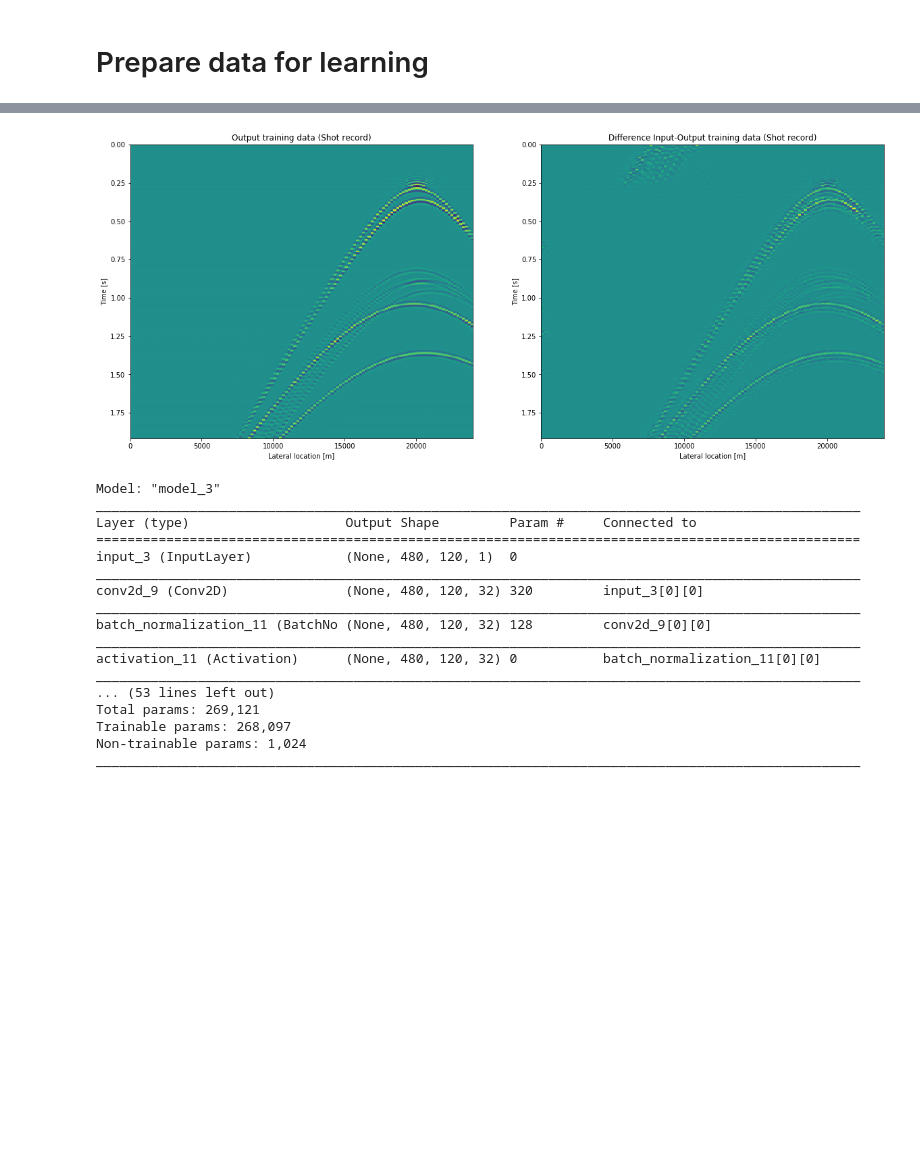
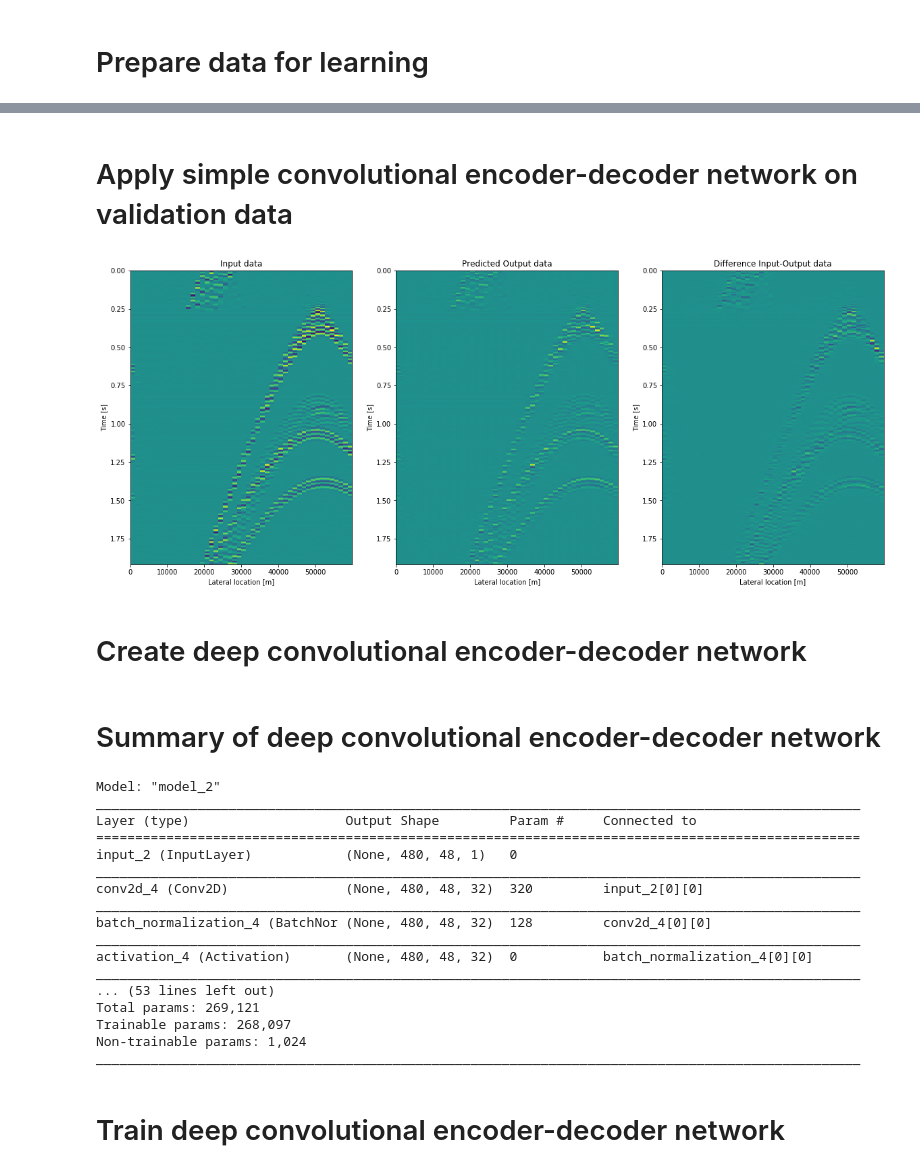
Before and after one commit to jwvrolijk/masterclass2020, a Jupyter notebook: masterclass2020.ipynb, the cells around one changed output, grey strips where cells are left out. Saved outputs shown, nothing was run; the diff lists cells and outputs as text; code cells hidden in the pictures; blank space fills up the shorter version.

Commit message:
Update masterclass2020

```diff
--- a/masterclass2020.ipynb
+++ b/masterclass2020.ipynb
@@ -146,8 +128,9 @@ plt.show()
 # %% [markdown]
 # Subsample data
 # %%
-#Subsampling receiver factor (4/8)
-factor=4
+#Subsampling receiver factor (use factor=10 to limit training time during masterclass)
+factor=10
+shot=400
 
 #Spatial sampling after subsampling
 dxsub=dx*factor
@@ -159,25 +142,25 @@ GPsub=GP[:,0::factor,:]
 
 #Plot shot record vs subsampled shot record in time space and wavenumber frequency domain
 fig, (ax1, ax2) = plt.subplots(1,2,figsize=(20,8))
-ax1.imshow(np.fft.irfft(GP[:,:,shot],axis=0),extent=[0,dx*(nrec-1),dt*(nt-1),0],vmin=-3e-3,vmax=3e-3,aspect='auto')
+ax1.imshow(np.fft.irfft(GP[:,:,shot],axis=0),extent=[0,dx*(nrec-1),dt*(nt-1),0],aspect='auto')
 ax1.axis([0,(nrec-1)*dx,(nt-1)*dt,0])
 ax1.set_xlabel('Lateral location [m]')
 ax1.set_ylabel('Time [s]')
 ax1.set_title('Well sampled data')
 
-ax2.imshow(np.fft.irfft(GPsub[:,:,shot],axis=0),extent=[0,dxsub*(nsrc-1),dt*(nt-1),0],vmin=-3e-3,vmax=3e-3,aspect='auto')
+ax2.imshow(np.fft.irfft(GPsub[:,:,shot],axis=0),extent=[0,dxsub*(nsrc-1),dt*(nt-1),0],aspect='auto')
 ax2.axis([0,(nsrc-1)*dxsub,(nt-1)*dt,0])
 ax2.set_xlabel('Lateral location [m]')
 ax2.set_ylabel('Time [s]')
 ax2.set_title('Undersampled data')
 
 fig, (ax1, ax2) = plt.subplots(1,2,figsize=(20,8))
-ax1.imshow(np.absolute(np.fft.fftshift(np.fft.fft(GP[:,:,shot],axis=1),axes=1)),extent=[-((nrec/2)+1)*dkx,((nrec/2)+1)*dkx,df*(nt/2),0],vmin=0,vmax=1,aspect='auto')
+ax1.imshow(np.absolute(np.fft.fftshift(np.fft.fft(GP[:,:,shot],axis=1),axes=1)),extent=[-((nrec/2)+1)*dkx,((nrec/2)+1)*dkx,df*(nt/2),0],vmin=0,vmax=1.5,aspect='auto')
 ax1.axis([(-(nrec/2)+1)*dkx,((nrec/2)+1)*dkx,nfreq*df,0])
 ax1.set_xlabel('Wavenumber [1/m]')
 ax1.set_ylabel('Frequency [s]')
 
-ax2.imshow(np.absolute(np.fft.fftshift(np.fft.fft(GPsub[:,:,shot],axis=1),axes=1)),extent=[-((nsub/2)+1)*dksub,((nsub/2)+1)*dksub,df*(nt/2),0],vmin=0,vmax=1,aspect='auto')
+ax2.imshow(np.absolute(np.fft.fftshift(np.fft.fft(GPsub[:,:,shot],axis=1),axes=1)),extent=[-((nsub/2)+1)*dksub,((nsub/2)+1)*dksub,df*(nt/2),0],vmin=0,vmax=1.5*2/factor,aspect='auto')
 ax2.axis([(-(nsub/2)+1)*dksub,((nsub/2)+1)*dksub,nfreq*df,0])
 ax2.set_xlabel('Wavenumber [1/m]')
 ax2.set_ylabel('Frequency [s]')
@@ -229,7 +212,7 @@ plt.show()
 #Apply inverse fourier transform to data including and excluding ghost
 ymeas=np.fft.irfft(Ymeas,axis=0)
 xmeas=np.fft.irfft(GP,axis=0)
-
+shot=200
 #Subsampled data before and after deghosting
 y= np.empty((nt,nsub,0), int)
 x= np.empty((nt,nsub,0), int)
@@ -244,13 +227,13 @@ xval=x[:,:,1::2]
 
 #Plot training data
 fig, (ax1, ax2) = plt.subplots(1,2,figsize=(20,8))
-ax1.imshow(xtrain[:,:,shot],extent=[0,dxsub*(nsub-1),dt*(nt-1),0],vmin=-3e-3,vmax=3e-3,aspect='auto')
+ax1.imshow(xtrain[:,:,shot],extent=[0,dxsub*(nsub-1),dt*(nt-1),0],aspect='auto')
 ax1.axis([0,(nrec-1)*dx,(nt-1)*dt,0])
 ax1.set_xlabel('Lateral location [m]')
 ax1.set_ylabel('Time [s]')
 ax1.set_title('Input training data (Shot record)')
 
-ax2.imshow(ytrain[:,:,shot],extent=[0,dxsub*(nsub-1),dt*(nt-1),0],vmin=-3e-3,vmax=3e-3,aspect='auto')
+ax2.imshow(ytrain[:,:,shot],extent=[0,dxsub*(nsub-1),dt*(nt-1),0],aspect='auto')
 ax2.axis([0,(nrec-1)*dx,(nt-1)*dt,0])
 ax2.set_xlabel('Lateral location [m]')
 ax2.set_ylabel('Time [s]')
@@ -384,20 +367,29 @@ Epoch 5/5
+# %% [markdown]
+# Apply simple convolutional encoder-decoder network on validation data
 # %%
 ypred = model1.predict(xval)
 
-fig, (ax1, ax2) = plt.subplots(1,2,figsize=(20,8))
-ax1.imshow(yval[shot,:,:,0],extent=[0,dxsub*(nrec-1),dt*(nt-1),0],aspect='auto', vmin=-7, vmax=7)
+fig, (ax1, ax2, ax3) = plt.subplots(1,3,figsize=(20,8))
+ax1.imshow(xval[shot,:,:,0],extent=[0,dxsub*(nrec-1),dt*(nt-1),0],aspect='auto', vmin=-7, vmax=7)
 ax1.axis([0,(nrec-1)*dxsub,(nt-1)*dt,0])
 ax1.set_xlabel('Lateral location [m]')
 ax1.set_ylabel('Time [s]')
-ax1.set_title('Output training data (Shot record)')
+ax1.set_title('Input data')
 ax2.imshow(ypred[shot,:,:,0],extent=[0,dxsub*(nrec-1),dt*(nt-1),0],aspect='auto', vmin=-7, vmax=7)
 ax2.axis([0,(nrec-1)*dxsub,(nt-1)*dt,0])
 ax2.set_xlabel('Lateral location [m]')
 ax2.set_ylabel('Time [s]')
-ax2.set_title('Predicted Output training data (Shot record)')
+ax2.set_title('Predicted Output data')
+ax3.imshow(yval[shot,:,:,0]-ypred[shot,:,:,0],extent=[0,dxsub*(nrec-1),dt*(nt-1),0],aspect='auto', vmin=-7, vmax=7)
+ax3.axis([0,(nrec-1)*dxsub,(nt-1)*dt,0])
+ax3.set_xlabel('Lateral location [m]')
+ax3.set_ylabel('Time [s]')
+ax3.set_title('Difference Input-Output data')
 plt.show()
 # %% [output]
-[figure, old version]
+[figure, new version]
+# %% [markdown]
+# Create deep convolutional encoder-decoder network
 # %%
 # Build 8 layer encoding-decoding network
 # (3 encoding layers - 1 connecting layer - 3 decoding layers - 1 output layer)
@@ -445,27 +437,31 @@ def Encoding_Decoding3(nt,nx,nfilter):
     model = Model(inputs=[inputs], outputs=[outputs])
 
     return model
+# %% [markdown]
+# Summary of deep convolutional encoder-decoder network
 # %%
 model_deep = Encoding_Decoding3(nt,nsub,32)
 model_deep.summary()
 model_deep.compile(optimizer='adam', loss='mean_squared_error')
 # %% [output]
-Model: "model_3"
+Model: "model_2"
 __________________________________________________________________________________________________
 Layer (type)                    Output Shape         Param #     Connected to
 ==================================================================================================
-input_3 (InputLayer)            (None, 480, 120, 1)  0
+input_2 (InputLayer)            (None, 480, 48, 1)   0
 __________________________________________________________________________________________________
-conv2d_9 (Conv2D)               (None, 480, 120, 32) 320         input_3[0][0]
+conv2d_4 (Conv2D)               (None, 480, 48, 32)  320         input_2[0][0]
 __________________________________________________________________________________________________
-batch_normalization_11 (BatchNo (None, 480, 120, 32) 128         conv2d_9[0][0]
+batch_normalization_4 (BatchNor (None, 480, 48, 32)  128         conv2d_4[0][0]
 __________________________________________________________________________________________________
-activation_11 (Activation)      (None, 480, 120, 32) 0           batch_normalization_11[0][0]
+activation_4 (Activation)       (None, 480, 48, 32)  0           batch_normalization_4[0][0]
 __________________________________________________________________________________________________
 ... (53 lines left out)
 Total params: 269,121
 Trainable params: 268,097
 Non-trainable params: 1,024
 __________________________________________________________________________________________________
+# %% [markdown]
+# Train deep convolutional encoder-decoder network
 # %%
 model_deep.fit(xtrain, ytrain,
```
Also changed, not shown: parts of 19 cells of this notebook.
